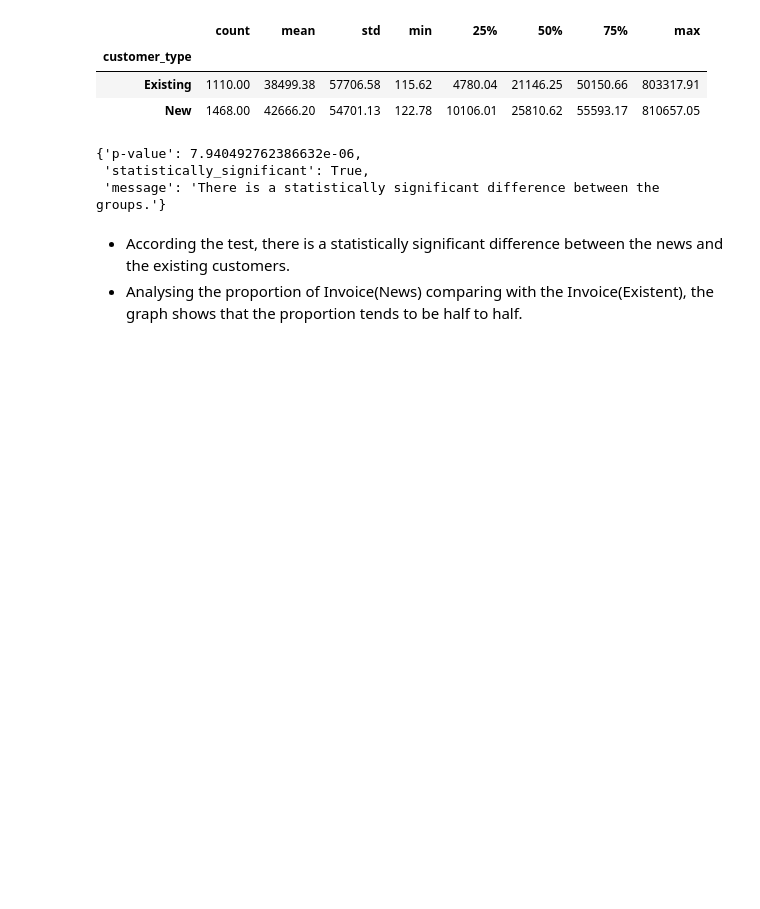
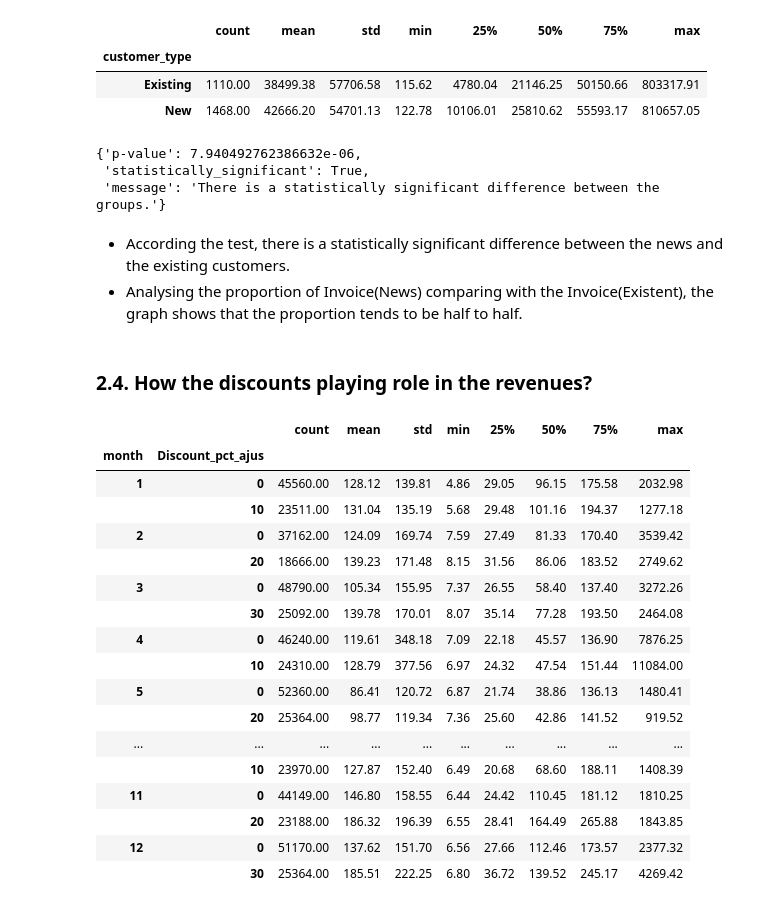
Before and after one commit to mateusengq/MKT-INSIGHTS-ECOMMERCE, a Jupyter notebook: Business_Questions.ipynb, the cells around one changed output. Cells and saved outputs as stored; diff of their text form; code cells hidden in the pictures; blank space fills up the shorter version.

```diff
--- a/Business_Questions.ipynb
+++ b/Business_Questions.ipynb
@@ -561,3 +566,27 @@ display(test_means_equality(retention_df, 'invoice_total', 'customer_type'))
 # %% [markdown]
 - According the test, there is a statistically significant difference between the news and the existing customers.
 - Analysing the proportion of Invoice(News) comparing with the Invoice(Existent), the graph shows that the proportion tends to be half to half.
+# %% [markdown]
+### 2.4. How the discounts playing role in the revenues?
+# %%
+invoice_discounts = data_tmp[['Invoice', 'Discount_pct_ajus', 'month']]
+invoice_discounts.groupby(['month','Discount_pct_ajus'])['Invoice'].describe()
+# %% [output]
+|  |  | count | mean | std | min | 25% | 50% | 75% | max |
+| month | Discount_pct_ajus |  |  |  |  |  |  |  |  |
+| 1 | 0 | 45560.00 | 128.12 | 139.81 | 4.86 | 29.05 | 96.15 | 175.58 | 2032.98 |
+|  | 10 | 23511.00 | 131.04 | 135.19 | 5.68 | 29.48 | 101.16 | 194.37 | 1277.18 |
+| 2 | 0 | 37162.00 | 124.09 | 169.74 | 7.59 | 27.49 | 81.33 | 170.40 | 3539.42 |
+|  | 20 | 18666.00 | 139.23 | 171.48 | 8.15 | 31.56 | 86.06 | 183.52 | 2749.62 |
+| 3 | 0 | 48790.00 | 105.34 | 155.95 | 7.37 | 26.55 | 58.40 | 137.40 | 3272.26 |
+|  | 30 | 25092.00 | 139.78 | 170.01 | 8.07 | 35.14 | 77.28 | 193.50 | 2464.08 |
+| 4 | 0 | 46240.00 | 119.61 | 348.18 | 7.09 | 22.18 | 45.57 | 136.90 | 7876.25 |
+|  | 10 | 24310.00 | 128.79 | 377.56 | 6.97 | 24.32 | 47.54 | 151.44 | 11084.00 |
+| 5 | 0 | 52360.00 | 86.41 | 120.72 | 6.87 | 21.74 | 38.86 | 136.13 | 1480.41 |
+|  | 20 | 25364.00 | 98.77 | 119.34 | 7.36 | 25.60 | 42.86 | 141.52 | 919.52 |
+| ... | ... | ... | ... | ... | ... | ... | ... | ... | ... |
+|  | 10 | 23970.00 | 127.87 | 152.40 | 6.49 | 20.68 | 68.60 | 188.11 | 1408.39 |
+| 11 | 0 | 44149.00 | 146.80 | 158.55 | 6.44 | 24.42 | 110.45 | 181.12 | 1810.25 |
+|  | 20 | 23188.00 | 186.32 | 196.39 | 6.55 | 28.41 | 164.49 | 265.88 | 1843.85 |
+| 12 | 0 | 51170.00 | 137.62 | 151.70 | 6.56 | 27.66 | 112.46 | 173.57 | 2377.32 |
+|  | 30 | 25364.00 | 185.51 | 222.25 | 6.80 | 36.72 | 139.52 | 245.17 | 4269.42 |
```
Also changed, not shown: parts of 6 cells of this notebook, 1 other file.
